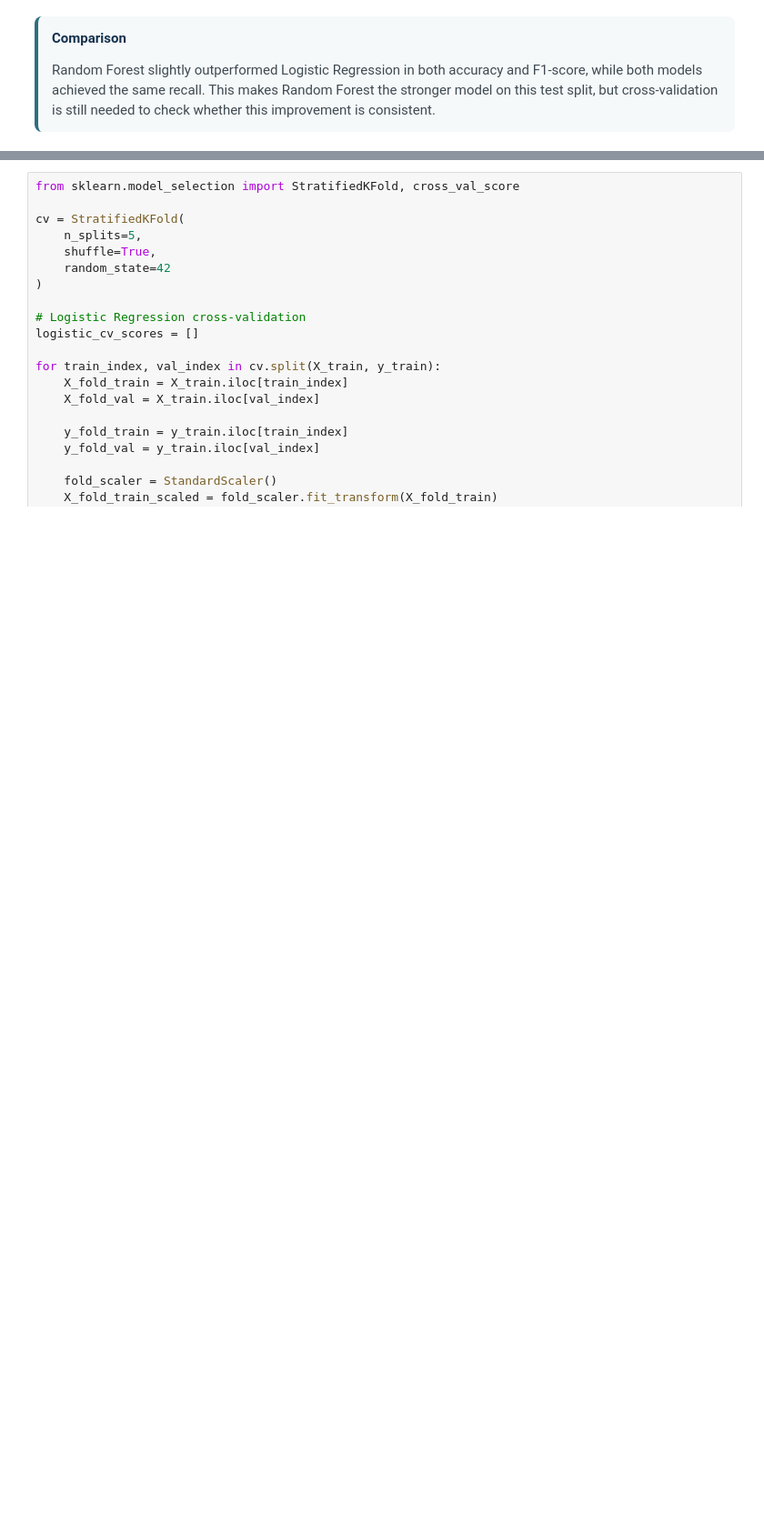
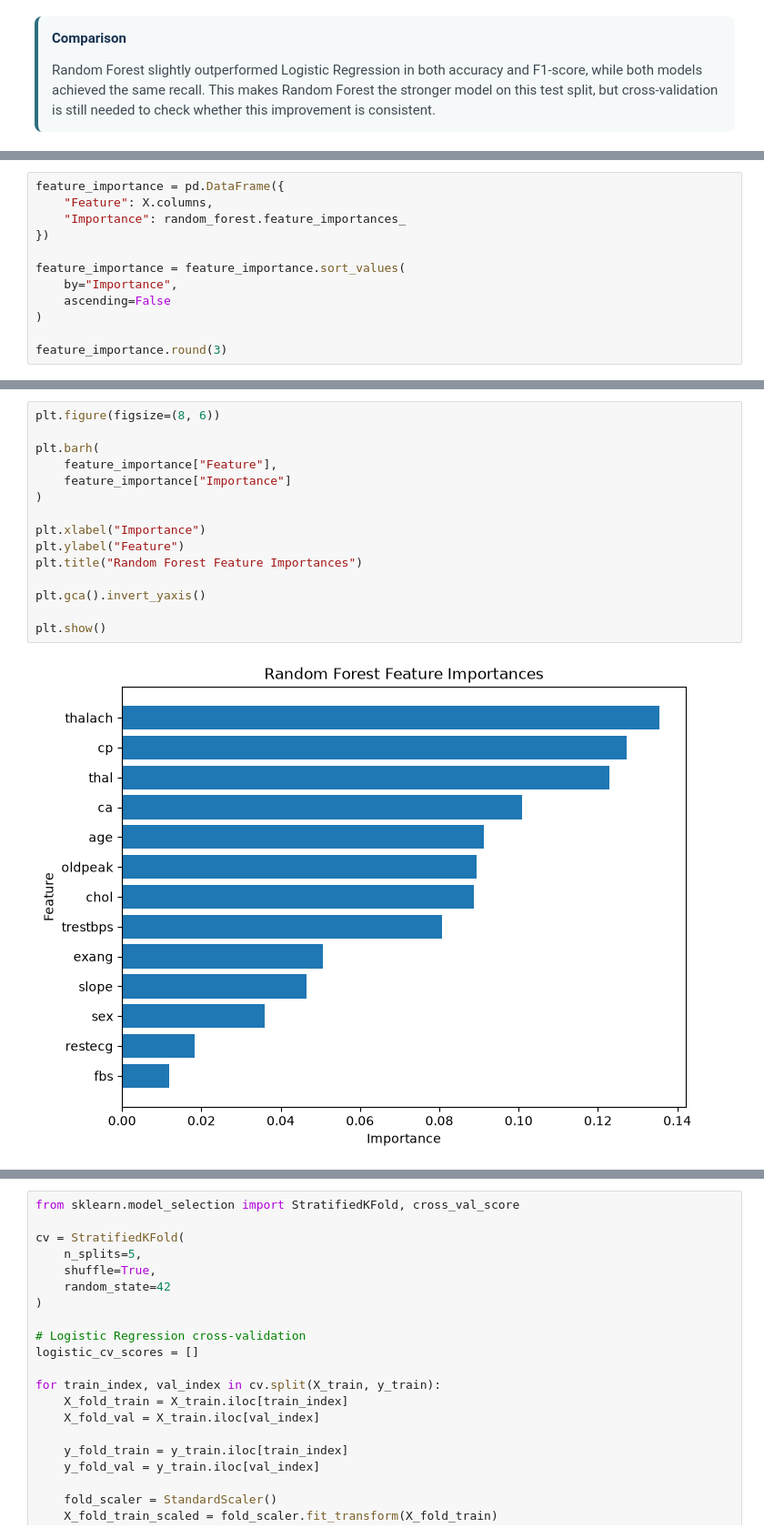
Before and after one commit to assma122/Binx-ai-ml-training, a Jupyter notebook: PROJECT/Notebooks/M1_Data_Understanding.ipynb, the cells around one changed output, grey strips where cells are left out. Shown at 91% size. Drawn from its saved outputs; the diff is of its cells as text; blank space fills up the shorter version.

```diff
--- a/PROJECT/Notebooks/M1_Data_Understanding.ipynb
+++ b/PROJECT/Notebooks/M1_Data_Understanding.ipynb
@@ -1540,0 +2263,12 @@ The test split showed that Random Forest performed slightly better, but one spli
+# %%
+feature_importance = pd.DataFrame({
+    "Feature": X.columns,
+    "Importance": random_forest.feature_importances_
+})
+
+feature_importance = feature_importance.sort_values(
+    by="Importance",
+    ascending=False
+)
+
+feature_importance.round(3)
@@ -1540,0 +2290,17 @@ The test split showed that Random Forest performed slightly better, but one spli
+# %%
+plt.figure(figsize=(8, 6))
+
+plt.barh(
+    feature_importance["Feature"],
+    feature_importance["Importance"]
+)
+
+plt.xlabel("Importance")
+plt.ylabel("Feature")
+plt.title("Random Forest Feature Importances")
+
+plt.gca().invert_yaxis()
+
+plt.show()
+# %% [output]
+[figure, added]
```
Also changed, not shown: parts of 64 cells of this notebook.
